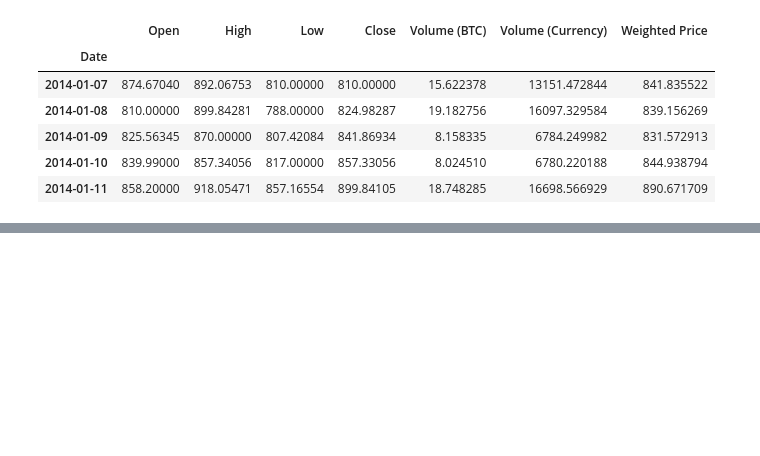
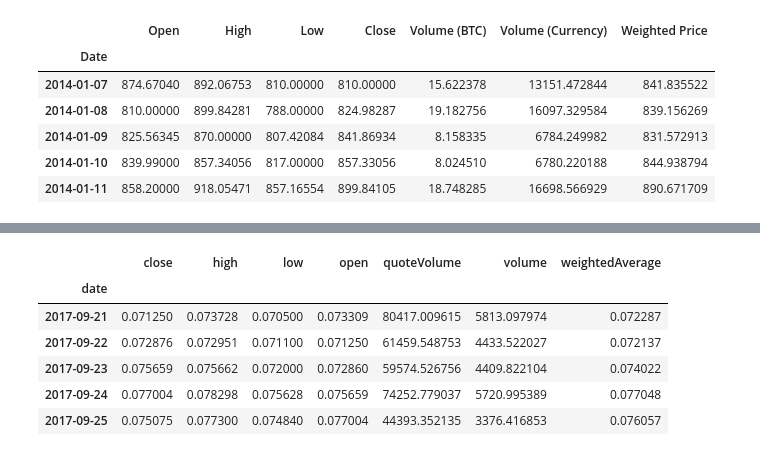
Before and after one commit to aspiringfastlaner/W-GITSYNCH, a Jupyter notebook: BTC.ipynb, the cells around one changed output, grey strips where cells are left out. Saved outputs shown, nothing was run; the diff lists cells and outputs as text; code cells hidden in the pictures; blank space fills up the shorter version.

```diff
--- a/BTC.ipynb
+++ b/BTC.ipynb
@@ -42,0 +142,33 @@ btc_usd_price_kraken.head()
+# %%
+def get_json_data(json_url, cache_path):
+    '''Download and cache JSON data, return as a dataframe.'''
+    try:
+        f = open(cache_path, 'rb')
+        df = pickle.load(f)
+        print('Loaded {} from cache'.format(json_url))
+    except (OSError, IOError) as e:
+        print('Downloading {}'.format(json_url))
+        df = pd.read_json(json_url)
+        df.to_pickle(cache_path)
+        print('Cached {} at {}'.format(json_url, cache_path))
+    return df
+# %%
+base_polo_url = 'https://poloniex.com/public?command=returnChartData&currencyPair={}&start={}&end={}&period={}'
+start_date = datetime.strptime('2015-01-01', '%Y-%m-%d') # get data from the start of 2015
+end_date = datetime.now() # up until today
+pediod = 86400 # pull daily data (86,400 seconds per day)
+
+def get_crypto_data(poloniex_pair):
+    '''Retrieve cryptocurrency data from poloniex'''
+    json_url = base_polo_url.format(poloniex_pair, start_date.timestamp(), end_date.timestamp(), pediod)
+    data_df = get_json_data(json_url, poloniex_pair)
+    data_df = data_df.set_index('date')
+    return data_df
+# %%
+altcoins = ['ETH','LTC','XRP','ETC','STR','DASH','SC','XMR','XEM']
+
+altcoin_data = {}
+for altcoin in altcoins:
+    coinpair = 'BTC_{}'.format(altcoin)
+    crypto_price_df = get_crypto_data(coinpair)
+    altcoin_data[altcoin] = crypto_price_df
@@ -42,0 +194,10 @@ btc_usd_price_kraken.head()
+# %%
+altcoin_data['ETH'].tail()
+# %% [output]
+|  | close | high | low | open | quoteVolume | volume | weightedAverage |
+| date |  |  |  |  |  |  |  |
+| 2017-09-21 | 0.071250 | 0.073728 | 0.070500 | 0.073309 | 80417.009615 | 5813.097974 | 0.072287 |
+| 2017-09-22 | 0.072876 | 0.072951 | 0.071100 | 0.071250 | 61459.548753 | 4433.522027 | 0.072137 |
+| 2017-09-23 | 0.075659 | 0.075662 | 0.072000 | 0.072860 | 59574.526756 | 4409.822104 | 0.074022 |
+| 2017-09-24 | 0.077004 | 0.078298 | 0.075628 | 0.075659 | 74252.779037 | 5720.995389 | 0.077048 |
+| 2017-09-25 | 0.075075 | 0.077300 | 0.074840 | 0.077004 | 44393.352135 | 3376.416853 | 0.076057 |
```
Also changed, not shown: parts of 12 cells of this notebook.
